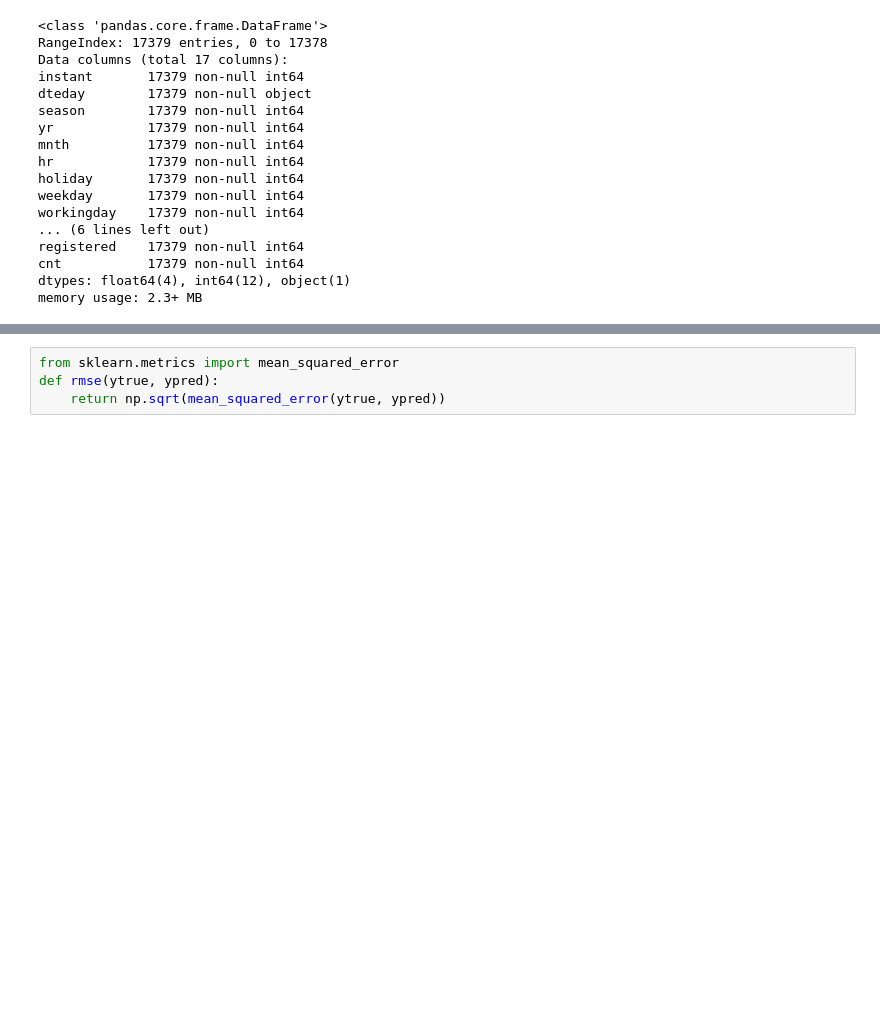
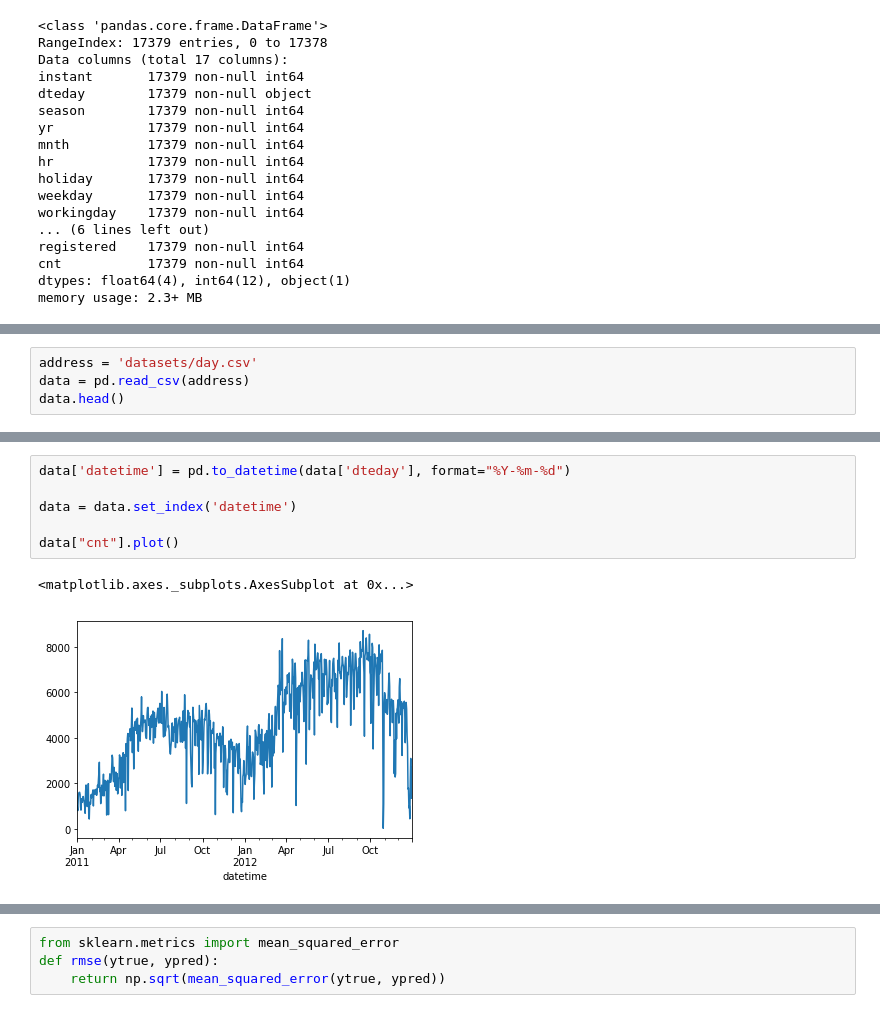
Before and after one commit to rticseto/Bike_Analysis, a Jupyter notebook: Bike_hr_prediction.ipynb, the cells around one changed output, grey strips where cells are left out. Drawn from its saved outputs; the diff is of its cells as text; blank space fills up the shorter version.

```diff
--- a/Bike_hr_prediction.ipynb
+++ b/Bike_hr_prediction.ipynb
@@ -189,0 +78,4 @@ y =data['cnt'].values
+# %%
+address = 'datasets/day.csv'
+data = pd.read_csv(address)
+data.head()
@@ -189,0 +89,9 @@ y =data['cnt'].values
+# %%
+data['datetime'] = pd.to_datetime(data['dteday'], format="%Y-%m-%d")
+
+data = data.set_index('datetime')
+
+data["cnt"].plot()
+# %% [output]
+<matplotlib.axes._subplots.AxesSubplot at 0x...>
+[figure, added]
```
Also changed, not shown: parts of 56 cells of this notebook, 2 other files.
